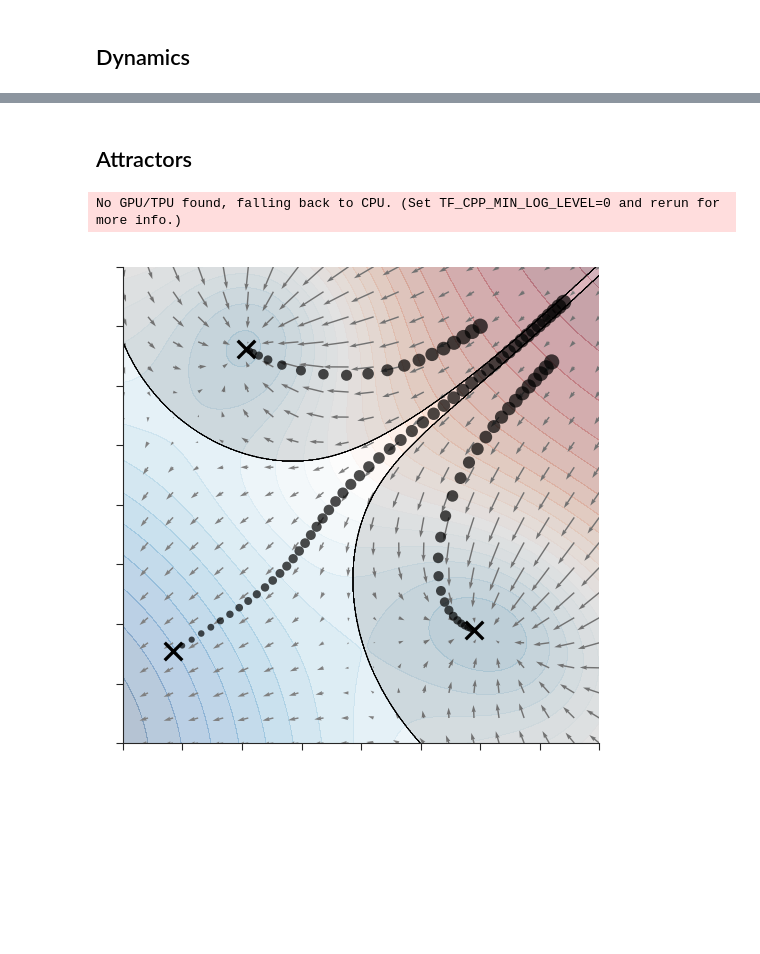
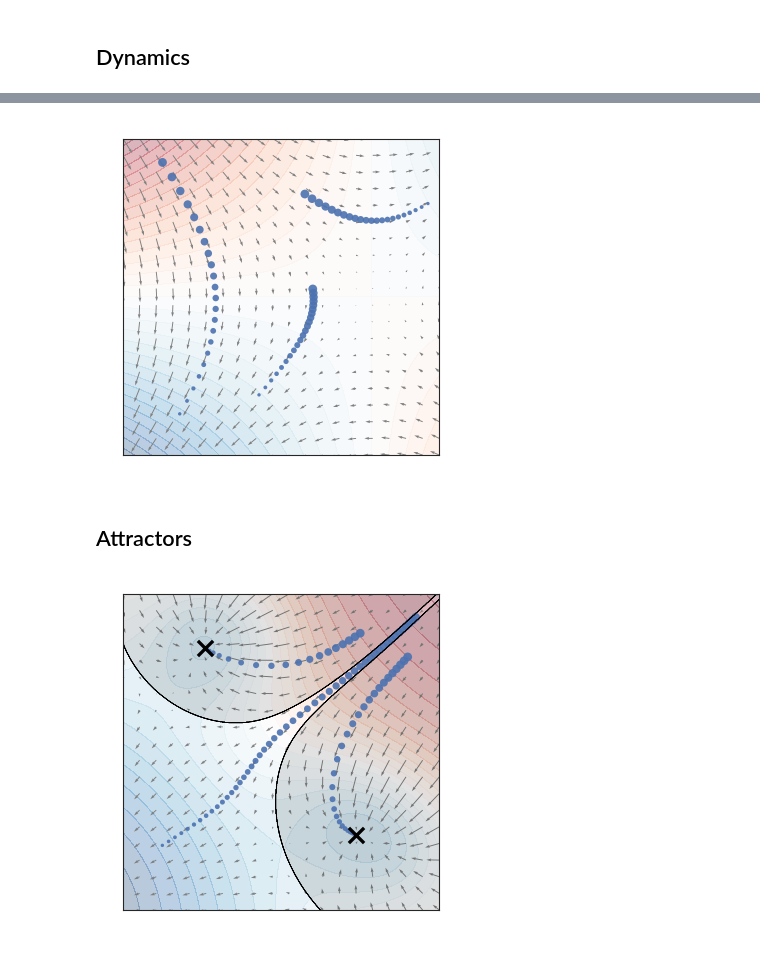
Before and after one commit to EricElmoznino/qualia_and_dynamics, a Jupyter notebook: depictions.ipynb, the cells around one changed output, grey strips where cells are left out. Saved outputs shown, nothing was run; the diff lists cells and outputs as text; code cells hidden in the pictures; blank space fills up the shorter version.

Commit message:
Completed dynamics figures and first attractor figure

```diff
--- a/depictions.ipynb
+++ b/depictions.ipynb
@@ -93,6 +93,12 @@ def get_basins_of_attraction(dynamics_func, x_range, y_range, n_points, n_steps,
     final_speeds = final_speeds.reshape(xx.shape)
     is_basin = final_speeds < 1e-5
     return xx, yy, is_basin
+
+
+def dynamics_from_energy(energy_func):
+    grad_func = grad(energy_func, (0, 1))
+    dynamics_func = lambda x, y: tuple(-1 * out for out in grad_func(x, y))
+    return dynamics_func
 # %%
 def plot_energy_func(ax,
                      energy_func,
@@ -126,6 +132,7 @@ def plot_trajectories(ax,
                       n_steps=50,
                       step_size=1,
                       trajectory_clip=None,
+                      final_marker=True,
                       **kwargs):
     trajectories, speeds = sample_trajectory(dynamics_func,
                                              s0=s0,
@@ -135,12 +142,14 @@ def plot_trajectories(ax,
         if trajectory_clip is not None and trajectory_clip[i] is not None:
             traj = traj[:trajectory_clip[i]]
         ax.scatter(traj[:-1, 0][::-1], traj[:-1, 1][::-1],
-                   color='black',
+                   color=sns.color_palette()[0],
                    linewidth=0,
-                   alpha=0.7,
-                   s=30 * np.linspace(0.15, 1, num=len(traj) - 1),
+                   alpha=0.9,
+                   s=10 * np.linspace(0.15, 1, num=len(traj) - 1),
                    **kwargs)
-        ax.scatter(traj[-1, 0], traj[-1, 1], color='black', s=40, marker='x')
+        if  isinstance(final_marker, bool) and final_marker or \
+            not isinstance(final_marker, bool) and final_marker[i]:
+            ax.scatter(traj[-1, 0], traj[-1, 1], color='black', s=30, marker='x')
 
 
 def plot_basins_of_attraction(ax,
@@ -163,3 +194,25 @@ def plot_basins_of_attraction(ax,
+# %%
+energy_func = lambda x, y: 0.8 * y - 0.7 * x * y
+dynamics_func = dynamics_from_energy(energy_func)
+
+fig, ax = plt.subplots(figsize=(1.7, 1.7))
+
+plot_energy_func(ax, energy_func)
+plot_dynamics(ax, dynamics_func)
+plot_trajectories(ax, dynamics_func,
+                  s0=[[-1.5, 0.4, 0.3], [1.7, 0.1, 1.3]],
+                  final_marker=False,
+                  n_steps=22,
+                  step_size=0.1)
+
+ax.set(xticklabels=[], yticklabels=[], xticks=[], yticks=[])
+ax.spines['top'].set_visible(True)
+ax.spines['right'].set_visible(True)
+
+plt.savefig('saved/dynamics-input.png', dpi=300)
+plt.show()
+# %% [output]
+[figure, added]
 # %% [markdown]
 ## Attractors
 # %%
@@ -186,23 +239,23 @@ energy_func = mog_energy(mus=[[-0.8, 1.5],
                                   0.6,
                                   -15,
                                   12])
-grad_energy_func = grad(energy_func, (0, 1))
-dynamics_func = lambda x, y: tuple(-1 * out for out in grad_energy_func(x, y))
+dynamics_func = dynamics_from_energy(energy_func)
-# %% [output]
-No GPU/TPU found, falling back to CPU. (Set TF_CPP_MIN_LOG_LEVEL=0 and rerun for more info.)
 # %%
-fig, ax = plt.subplots(figsize=(2.5, 2.5))
+fig, ax = plt.subplots(figsize=(1.7, 1.7))
 
 plot_energy_func(ax, energy_func)
 plot_dynamics(ax, dynamics_func)
 plot_basins_of_attraction(ax, dynamics_func)
 plot_trajectories(ax, dynamics_func,
                   s0=[[1.0, 1.6, 1.7], [1.5, 1.2, 1.7]],
-                  trajectory_clip=[20, 30, None])
+                  trajectory_clip=[20, 30, None],
+                  final_marker=[True, True, False])
 
-ax.set(xticklabels=[], yticklabels=[])
+ax.set(xticklabels=[], yticklabels=[], xticks=[], yticks=[])
+ax.spines['top'].set_visible(True)
+ax.spines['right'].set_visible(True)
 
 plt.savefig('saved/attractors-example.png', dpi=300)
 plt.show()
 # %% [output]
-[figure, old version]
+[figure, new version]
```
Also changed, not shown: parts of 1 cell of this notebook, 4 other files.
